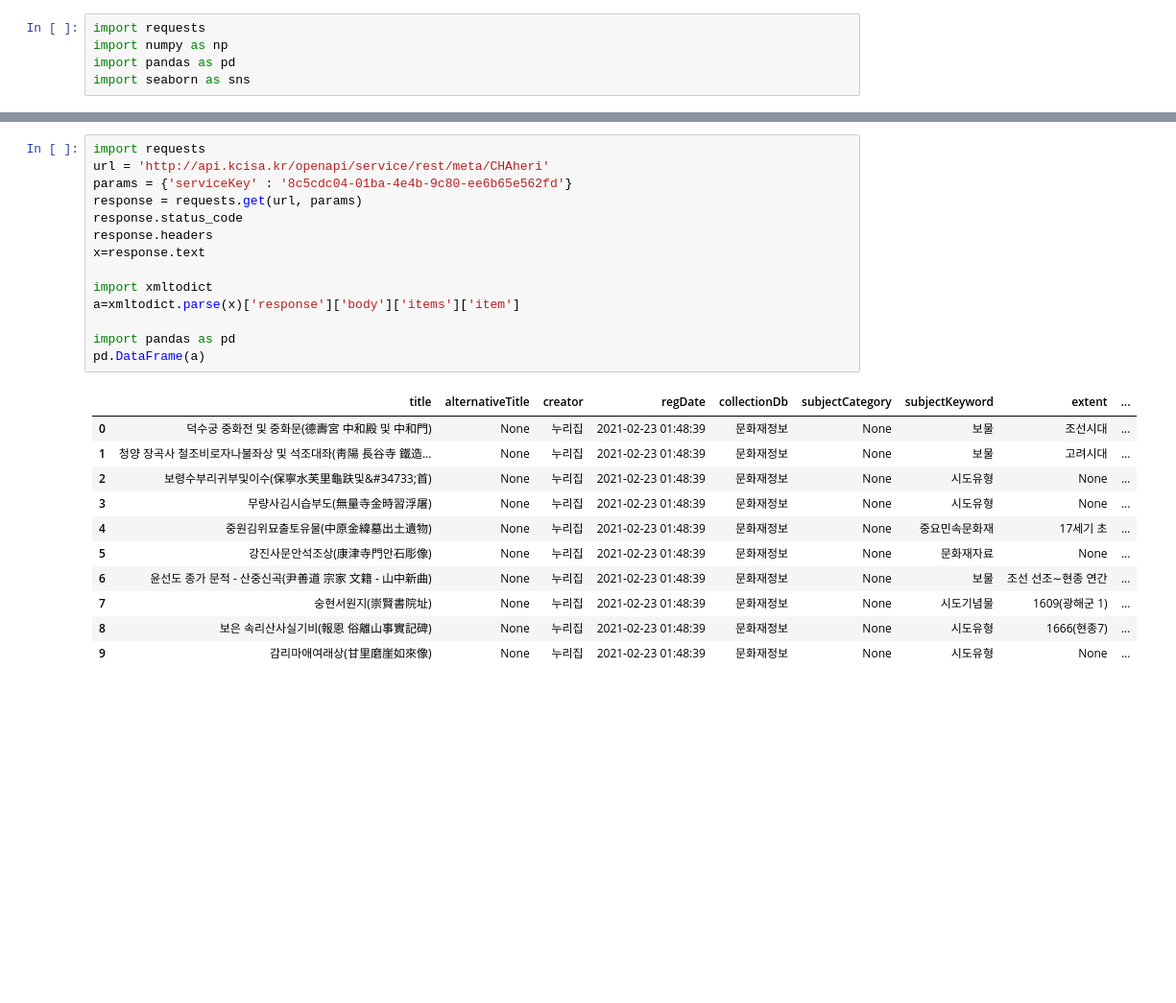
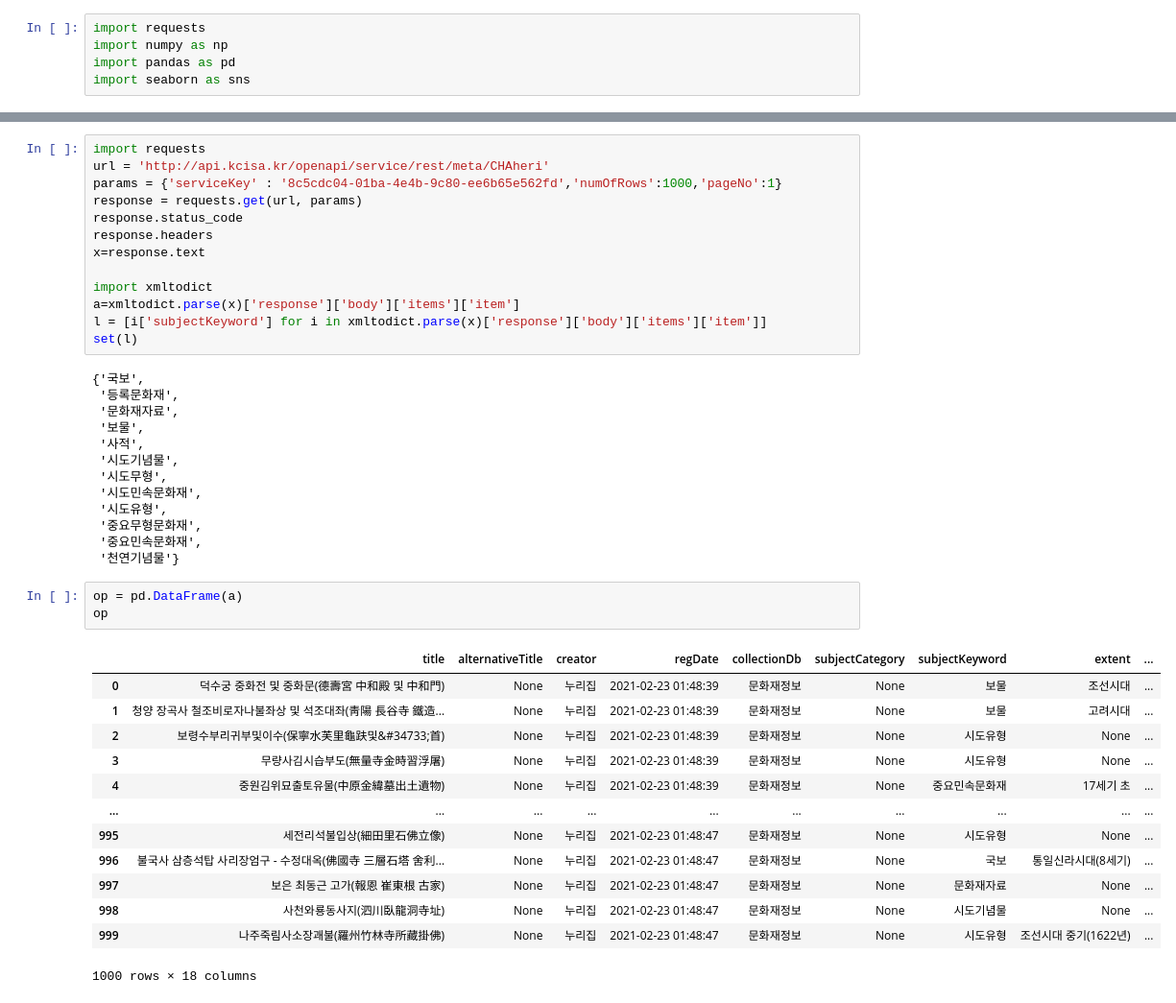
Before and after one commit to HyeshinLim/python_with_lksee, a Jupyter notebook: mini_project.ipynb, the cells around one changed output, grey strips where cells are left out. Shown at 96% size. Drawn from its saved outputs; the diff is of its cells as text; blank space fills up the shorter version.

```diff
--- a/mini_project.ipynb
+++ b/mini_project.ipynb
@@ -12,7 +11,7 @@ print(response.status_code)
 # %%
 import requests
 url = 'http://api.kcisa.kr/openapi/service/rest/meta/CHAheri'
-params = {'serviceKey' : '8c5cdc04-01ba-4e4b-9c80-ee6b65e562fd'}
+params = {'serviceKey' : '8c5cdc04-01ba-4e4b-9c80-ee6b65e562fd','numOfRows':1000,'pageNo':1}
 response = requests.get(url, params)
 response.status_code
 response.headers
@@ -20,18 +19,35 @@ x=response.text
 
 import xmltodict
 a=xmltodict.parse(x)['response']['body']['items']['item']
-
-import pandas as pd
-pd.DataFrame(a)
+l = [i['subjectKeyword'] for i in xmltodict.parse(x)['response']['body']['items']['item']]
+set(l)
 # %% [output]
-|  | title | alternativeTitle | creator | regDate | collectionDb | subjectCategory | subjectKeyword | extent | ... |
-| 0 | 덕수궁 중화전 및 중화문(德壽宮 中和殿 및 中和門) | None | 누리집 | 2021-02-23 01:48:39 | 문화재정보 | None | 보물 | 조선시대 | ... |
-| 1 | 청양 장곡사 철조비로자나불좌상 및 석조대좌(靑陽 長谷寺 鐵造... | None | 누리집 | 2021-02-23 01:48:39 | 문화재정보 | None | 보물 | 고려시대 | ... |
-| 2 | 보령수부리귀부및이수(保寧水芙里龜趺및&#34733;首) | None | 누리집 | 2021-02-23 01:48:39 | 문화재정보 | None | 시도유형 | None | ... |
-| 3 | 무량사김시습부도(無量寺金時習浮屠) | None | 누리집 | 2021-02-23 01:48:39 | 문화재정보 | None | 시도유형 | None | ... |
-| 4 | 중원김위묘출토유물(中原金緯墓出土遺物) | None | 누리집 | 2021-02-23 01:48:39 | 문화재정보 | None | 중요민속문화재 | 17세기 초 | ... |
-| 5 | 강진사문안석조상(康津寺門안石彫像) | None | 누리집 | 2021-02-23 01:48:39 | 문화재정보 | None | 문화재자료 | None | ... |
-| 6 | 윤선도 종가 문적 - 산중신곡(尹善道 宗家 文籍 - 山中新曲) | None | 누리집 | 2021-02-23 01:48:39 | 문화재정보 | None | 보물 | 조선 선조∼현종 연간 | ... |
-| 7 | 숭현서원지(崇賢書院址) | None | 누리집 | 2021-02-23 01:48:39 | 문화재정보 | None | 시도기념물 | 1609(광해군 1) | ... |
-| 8 | 보은 속리산사실기비(報恩 俗離山事實記碑) | None | 누리집 | 2021-02-23 01:48:39 | 문화재정보 | None | 시도유형 | 1666(현종7) | ... |
-| 9 | 감리마애여래상(甘里磨崖如來像) | None | 누리집 | 2021-02-23 01:48:39 | 문화재정보 | None | 시도유형 | None | ... |
+{'국보',
+ '등록문화재',
+ '문화재자료',
+ '보물',
+ '사적',
+ '시도기념물',
+ '시도무형',
+ '시도민속문화재',
+ '시도유형',
+ '중요무형문화재',
+ '중요민속문화재',
+ '천연기념물'}
+# %%
+op = pd.DataFrame(a)
+op
+# %% [output]
+|  | title | alternativeTitle | creator | regDate | collectionDb | subjectCategory | subjectKeyword | extent | ... |
+| 0 | 덕수궁 중화전 및 중화문(德壽宮 中和殿 및 中和門) | None | 누리집 | 2021-02-23 01:48:39 | 문화재정보 | None | 보물 | 조선시대 | ... |
+| 1 | 청양 장곡사 철조비로자나불좌상 및 석조대좌(靑陽 長谷寺 鐵造... | None | 누리집 | 2021-02-23 01:48:39 | 문화재정보 | None | 보물 | 고려시대 | ... |
+| 2 | 보령수부리귀부및이수(保寧水芙里龜趺및&#34733;首) | None | 누리집 | 2021-02-23 01:48:39 | 문화재정보 | None | 시도유형 | None | ... |
+| 3 | 무량사김시습부도(無量寺金時習浮屠) | None | 누리집 | 2021-02-23 01:48:39 | 문화재정보 | None | 시도유형 | None | ... |
+| 4 | 중원김위묘출토유물(中原金緯墓出土遺物) | None | 누리집 | 2021-02-23 01:48:39 | 문화재정보 | None | 중요민속문화재 | 17세기 초 | ... |
+| ... | ... | ... | ... | ... | ... | ... | ... | ... | ... |
+| 995 | 세전리석불입상(細田里石佛立像) | None | 누리집 | 2021-02-23 01:48:47 | 문화재정보 | None | 시도유형 | None | ... |
+| 996 | 불국사 삼층석탑 사리장엄구 - 수정대옥(佛國寺 三層石塔 舍利... | None | 누리집 | 2021-02-23 01:48:47 | 문화재정보 | None | 국보 | 통일신라시대(8세기) | ... |
+| 997 | 보은 최동근 고가(報恩 崔東根 古家) | None | 누리집 | 2021-02-23 01:48:47 | 문화재정보 | None | 문화재자료 | None | ... |
+| 998 | 사천와룡동사지(泗川臥龍洞寺址) | None | 누리집 | 2021-02-23 01:48:47 | 문화재정보 | None | 시도기념물 | None | ... |
+| 999 | 나주죽림사소장괘불(羅州竹林寺所藏掛佛) | None | 누리집 | 2021-02-23 01:48:47 | 문화재정보 | None | 시도유형 | 조선시대 중기(1622년) | ... |
+1000 rows × 18 columns
```
Also changed, not shown: parts of 6 cells of this notebook, 29 other files.
